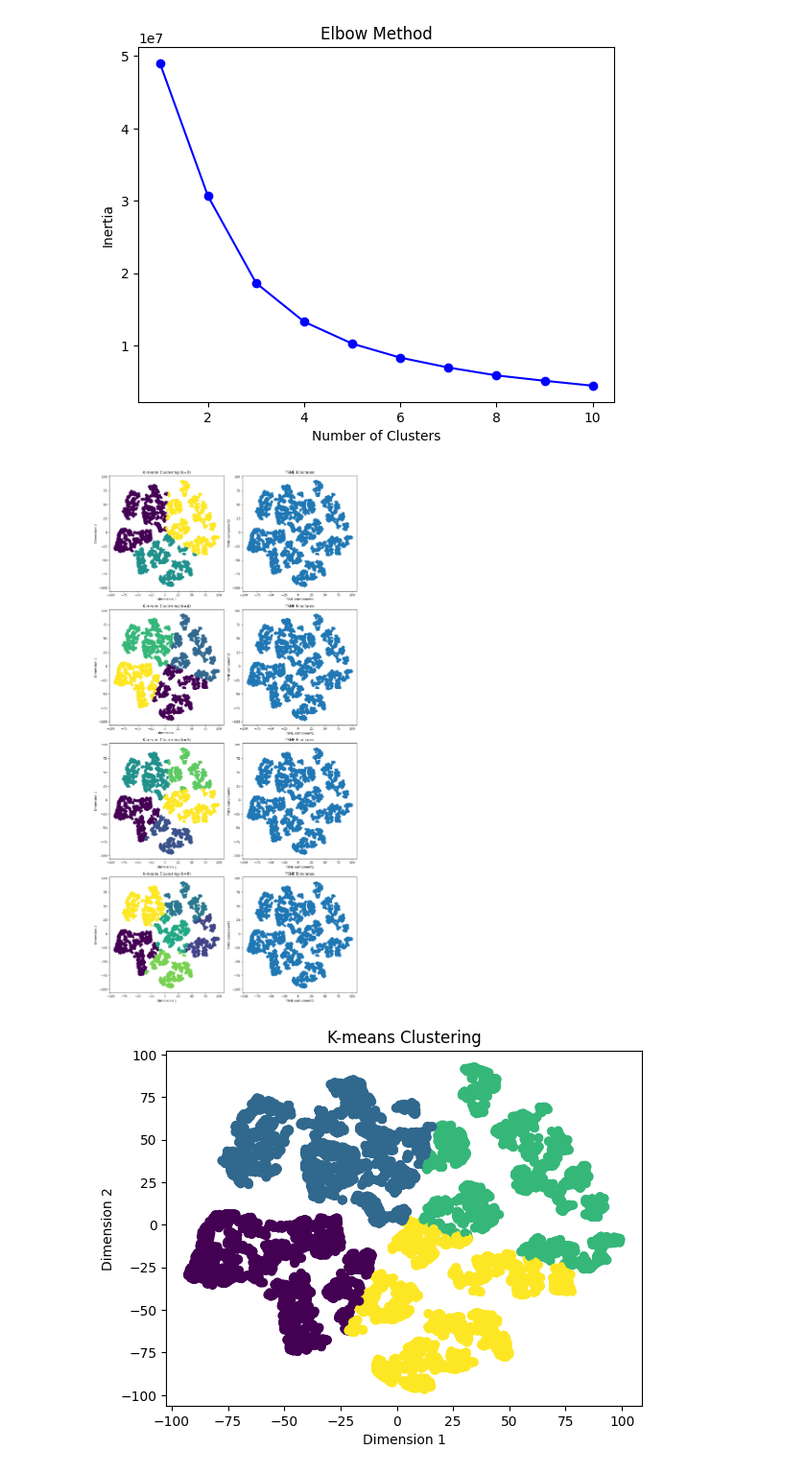
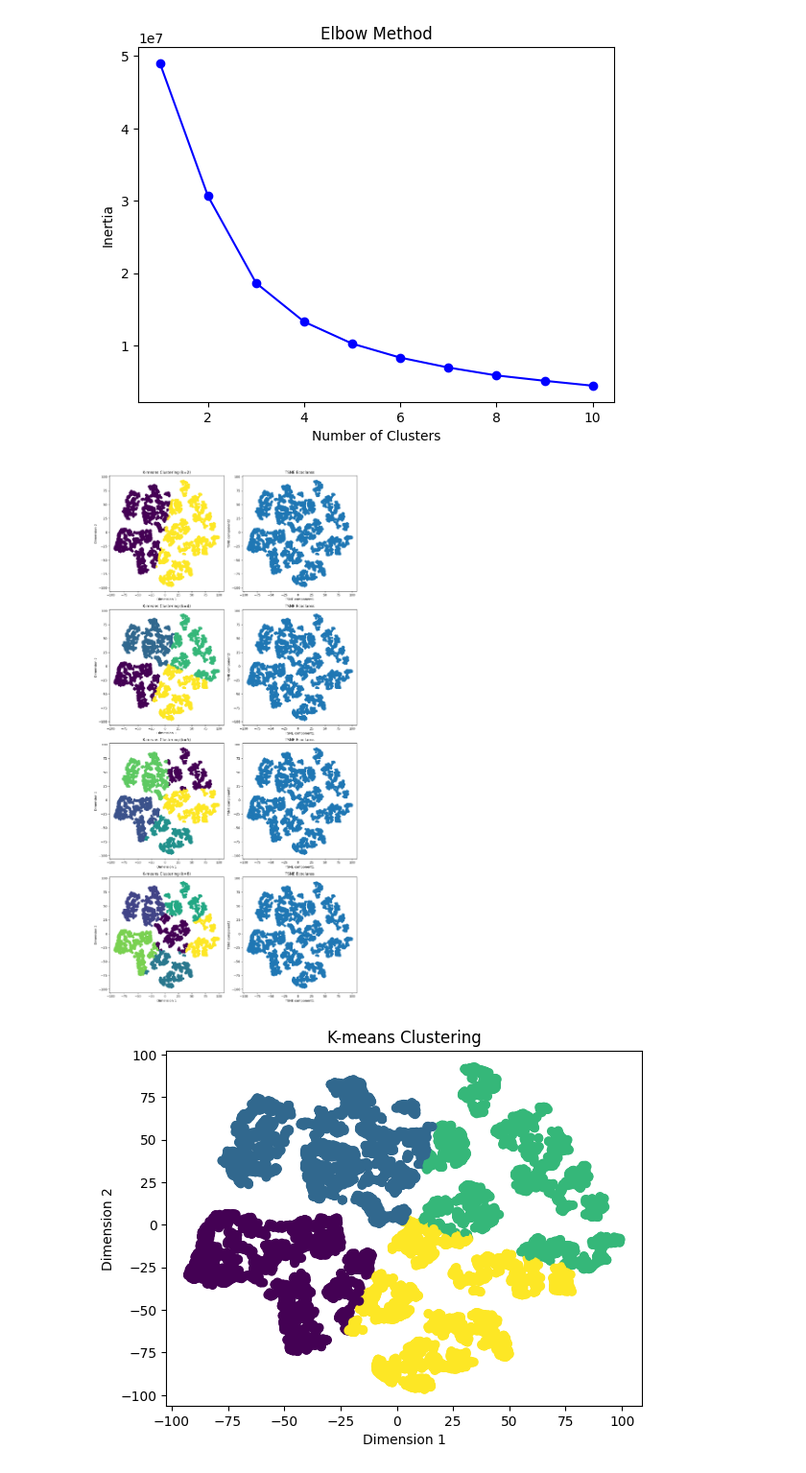
Before and after one commit to rakus202304/DataAnalysis_Team_Practice, a Jupyter notebook: code/Class_Eco/Eco_Class_tSNE-Copy1.ipynb, the cells around one changed output. Shown at 96% size. Saved outputs shown, nothing was run; the diff lists cells and outputs as text; code cells hidden in the pictures.

```diff
--- a/code/Class_Eco/Eco_Class_tSNE-Copy1.ipynb
+++ b/code/Class_Eco/Eco_Class_tSNE-Copy1.ipynb
@@ -278,33 +278,33 @@ plt.show()
 [figure]
 # %%
 # ハイパーパラメータの候補リスト
-k_values = [3, 4, 5, 6]  # k-meansのクラスタ数の候補
+k_values = [2, 4, 5, 6]  # k-meansのクラスタ数の候補
 
 # サブプロットの設定
 fig, axes = plt.subplots(len(k_values), 2, figsize=(12, 6 * (len(k_values) )))
 
 # k-meansのクラスタリング
 for i, k in enumerate(k_values):
     kmeans = KMeans(n_clusters=k, max_iter=100)
     eco_kmeans = kmeans.fit_predict(eco_tsne)
 
     # 左側のグラフ
     axes[i, 0].scatter(eco_tsne[:, 0], eco_tsne[:, 1], c=eco_kmeans)
     axes[i, 0].set_title(f'K-means Clustering (k={k})')
     axes[i, 0].set_xlabel('Dimension 1')
     axes[i, 0].set_ylabel('Dimension 2')
 
 # 右側のグラフ
     axes[i,1].scatter(eco_tsne[:,0],eco_tsne[:,1])
     axes[i,1].set_xlabel('TSNE component1')
     axes[i,1].set_ylabel('TSNE component2')
     axes[i,1].set_title('TSNE Ecoclanss')
 
 #図を表示
 plt.tight_layout()
 plt.show()
 # %% [output]
-[figure, old version]
+[figure, new version]
 # %%
 kmeans = KMeans(n_clusters=4, max_iter=300)
 eco_kmeans = kmeans.fit_predict(eco_tsne)
```
Also changed, not shown: 3 other files.
